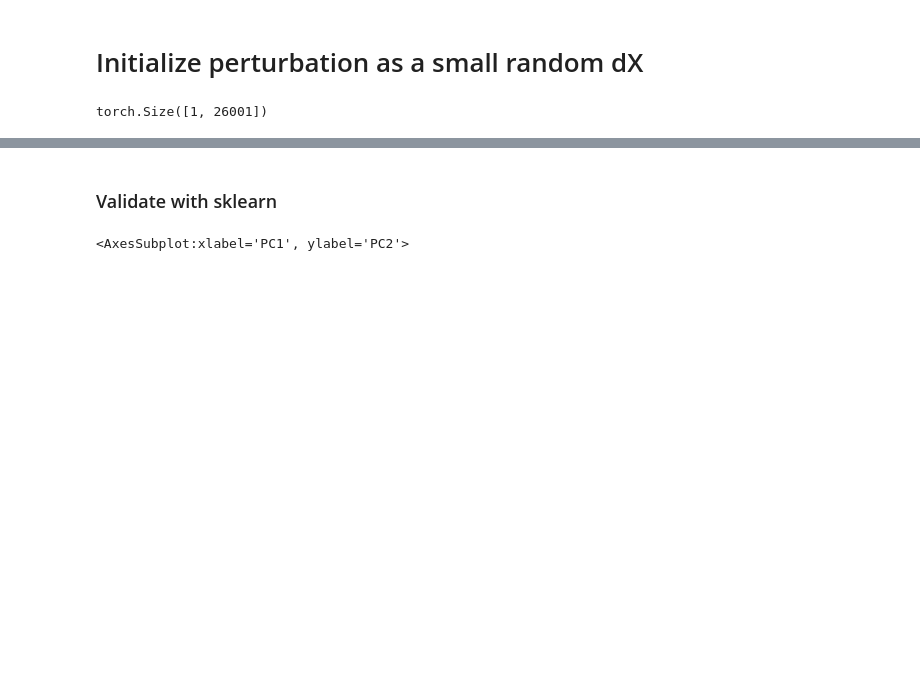
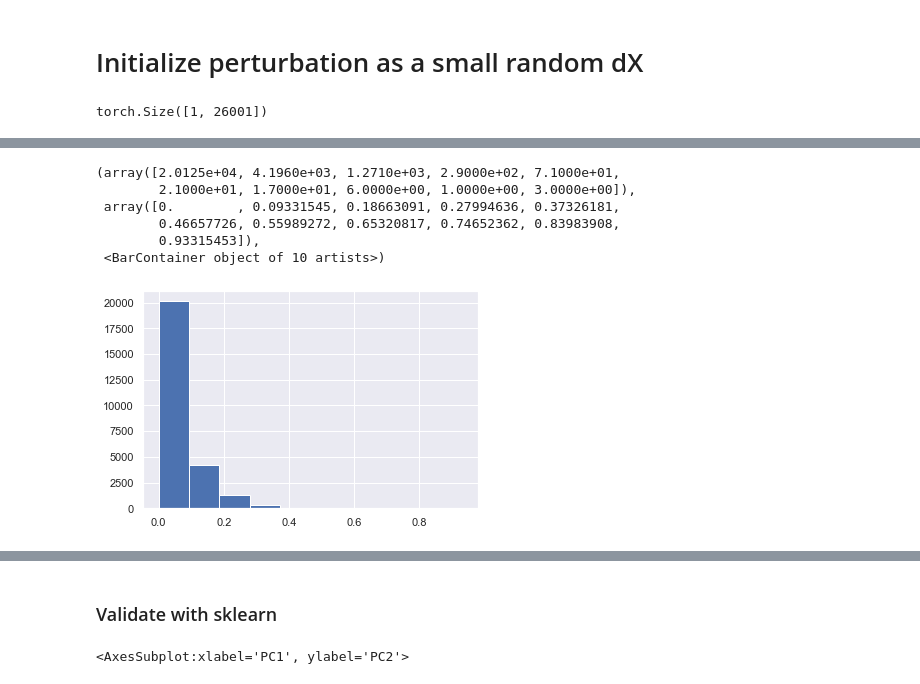
Before and after one commit to NickMeim/FattyLiverModeling, a Jupyter notebook: optimization/maximizeExplainedVariance.ipynb, the cells around one changed output, grey strips where cells are left out. Saved outputs shown, nothing was run; the diff lists cells and outputs as text; code cells hidden in the pictures; blank space fills up the shorter version.

```diff
--- a/optimization/maximizeExplainedVariance.ipynb
+++ b/optimization/maximizeExplainedVariance.ipynb
@@ -257,3 +288,13 @@ df_lean
+# %%
+plt.hist(lean_dx_std.values.squeeze())
+# %% [output]
+(array([2.0125e+04, 4.1960e+03, 1.2710e+03, 2.9000e+02, 7.1000e+01,
+        2.1000e+01, 1.7000e+01, 6.0000e+00, 1.0000e+00, 3.0000e+00]),
+ array([0.        , 0.09331545, 0.18663091, 0.27994636, 0.37326181,
+        0.46657726, 0.55989272, 0.65320817, 0.74652362, 0.83983908,
+        0.93315453]),
+ <BarContainer object of 10 artists>)
+[figure, added]
 # %%
 # df_fatty
 # %%
```
Also changed, not shown: parts of 8 cells of this notebook, 13 other files.
